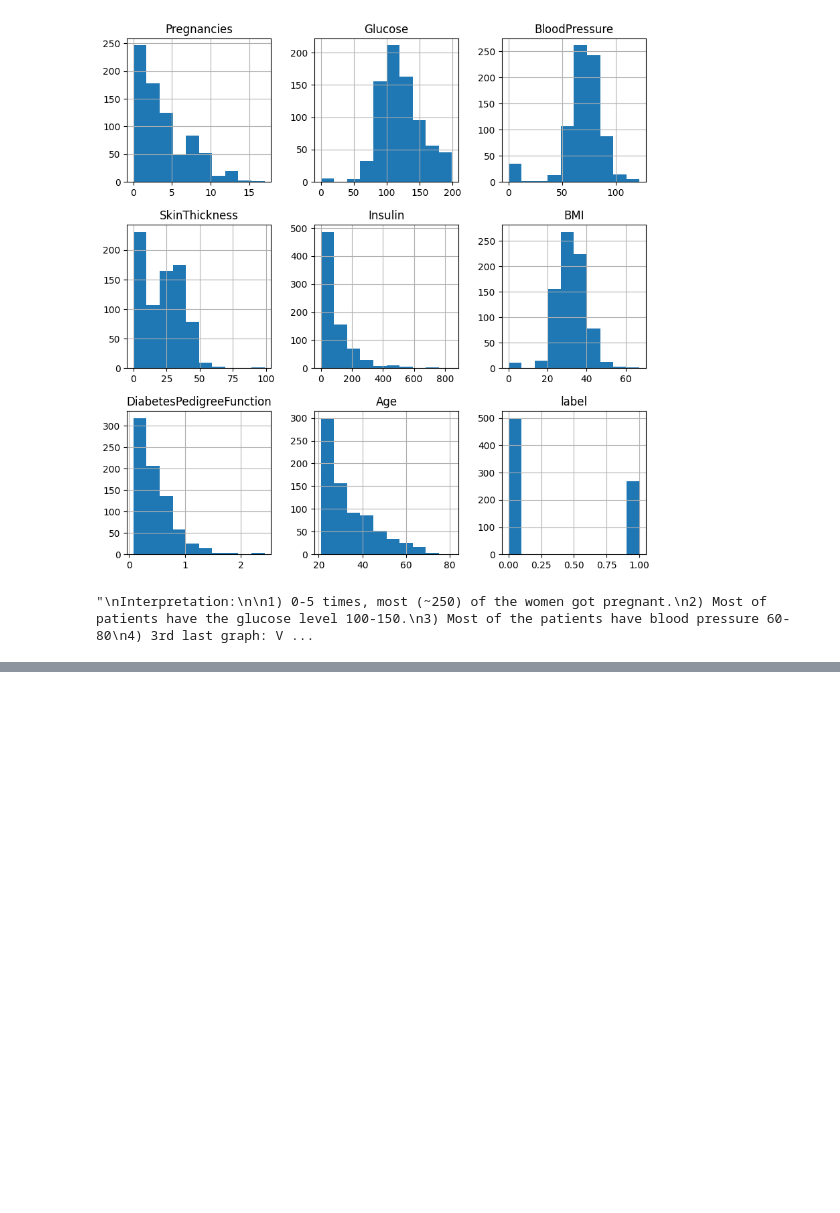
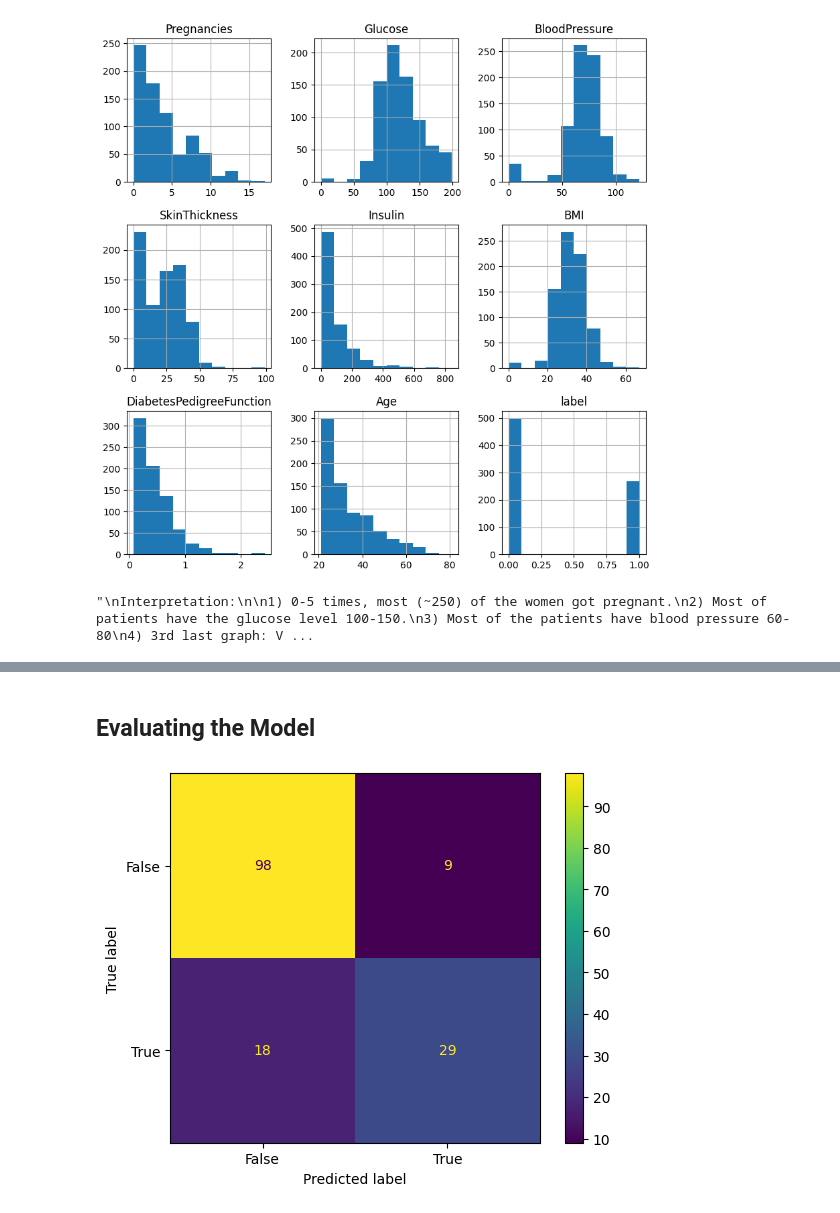
Before and after one commit to kmranrg/Simplilearn_DS, a Jupyter notebook: DataScienceWithPython/10_Diabetes.ipynb, the cells around one changed output, grey strips where cells are left out. Cells and saved outputs as stored; diff of their text form; code cells hidden in the pictures; blank space fills up the shorter version.

```diff
--- a/DataScienceWithPython/10_Diabetes.ipynb
+++ b/DataScienceWithPython/10_Diabetes.ipynb
@@ -45,0 +124,2 @@ Interpretation:
+# %%
+x_train, x_test, y_train, y_test = train_test_split(x,y,test_size=0.20,random_state=0)
@@ -45,0 +192,4 @@ Interpretation:
+# %%
+logreg = LogisticRegression()
+# %%
+logreg.fit(x_train,y_train)
@@ -45,0 +207,2 @@ Interpretation:
+# %%
+y_pred = logreg.predict(x_test)
@@ -45,0 +234,2 @@ Interpretation:
+# %% [markdown]
+## Evaluating the Model
@@ -45,0 +239,7 @@ Interpretation:
+# %%
+confusion_matrix = metrics.confusion_matrix(y_test, y_pred)
+confusion_matrix = metrics.ConfusionMatrixDisplay(confusion_matrix=confusion_matrix, display_labels=[False, True])
+confusion_matrix.plot()
+plt.show()
+# %% [output]
+[figure, added]
```
Also changed, not shown: parts of 47 cells of this notebook, 14 other files.
